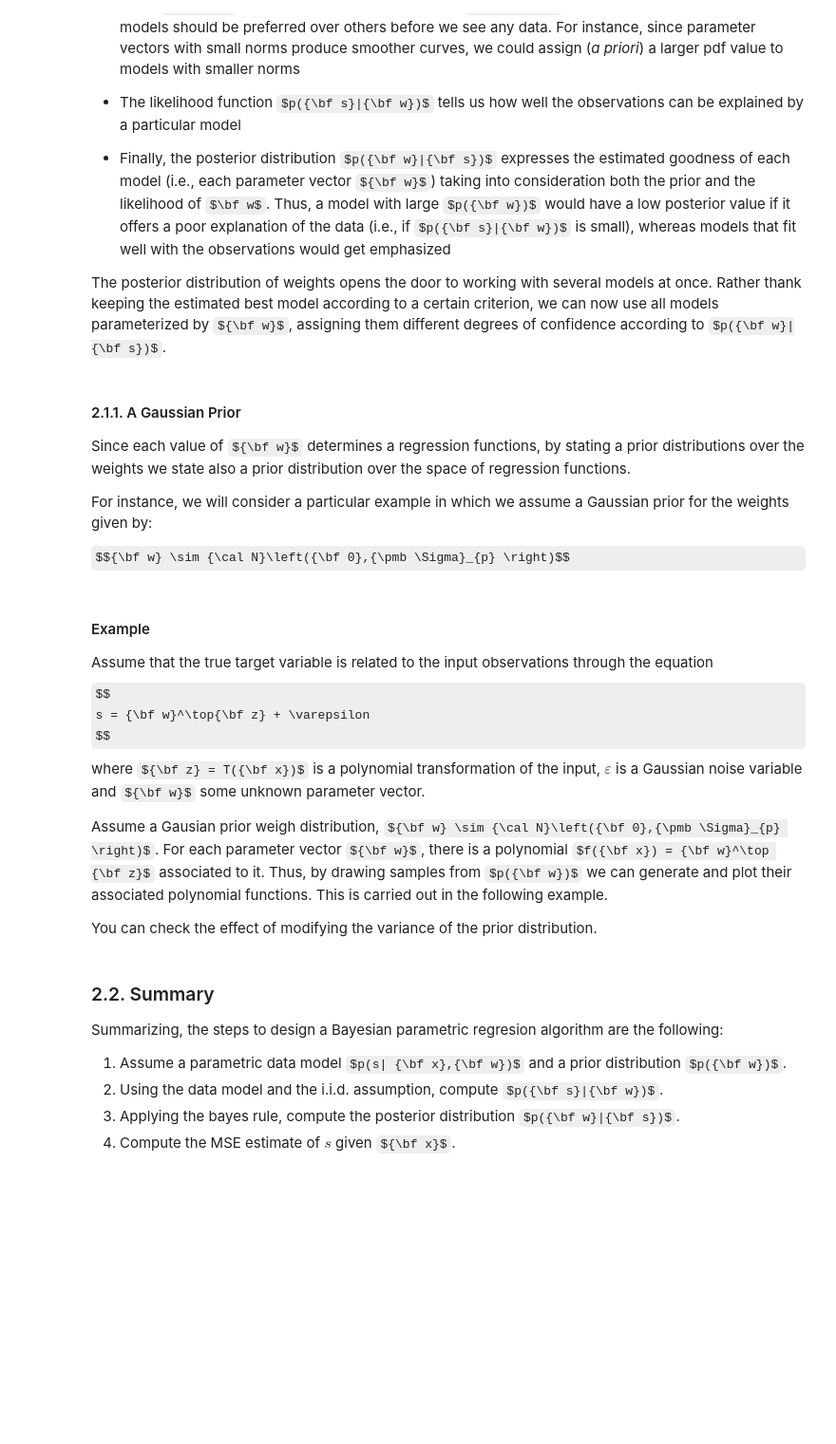
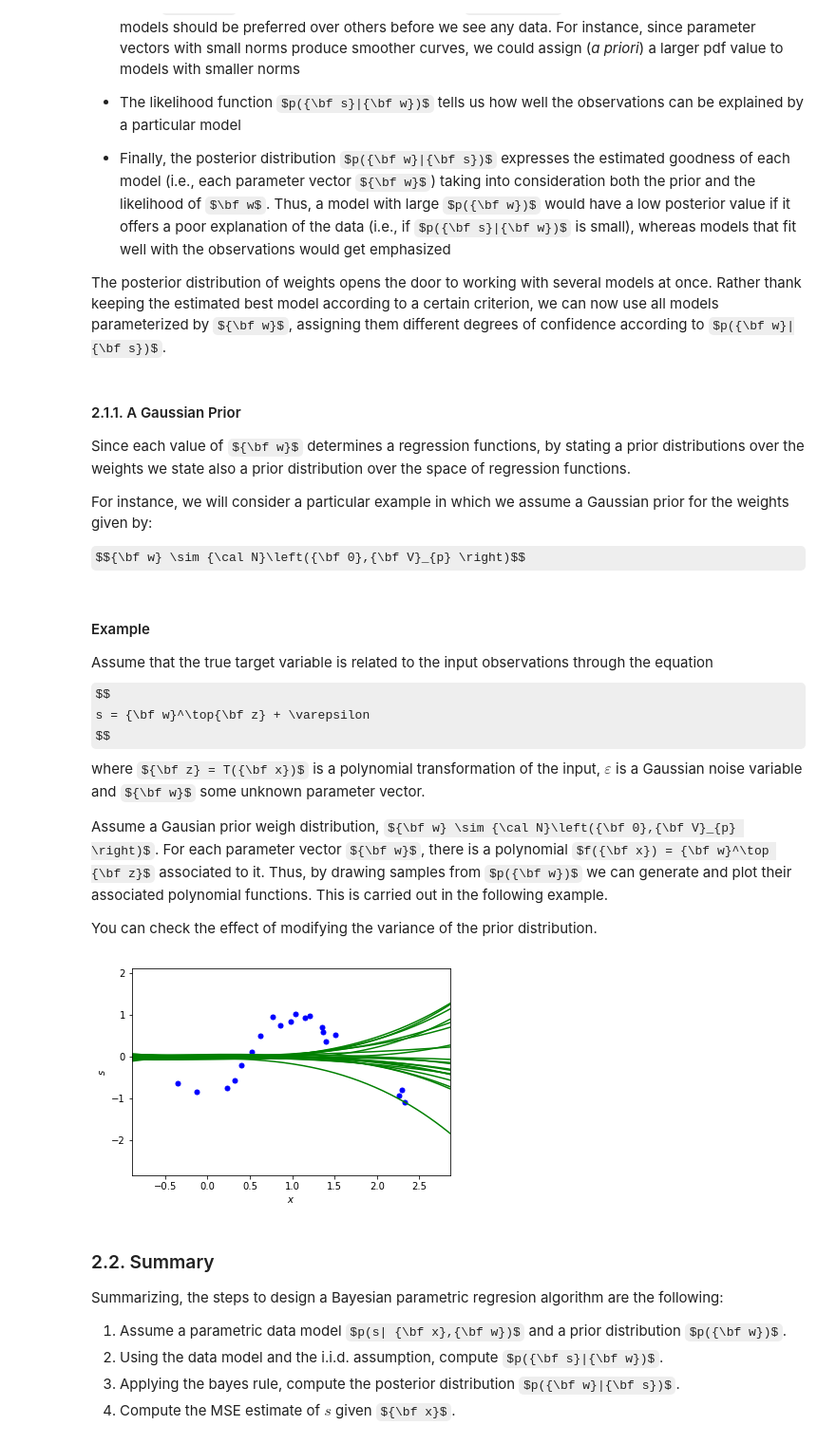
Before and after one commit to ML4DS/ML4all, a Jupyter notebook: R5.Bayesian_Regression/Bayesian_regression_student.ipynb, the cells around one changed output. Shown at 95% size. Saved outputs shown, nothing was run; the diff lists cells and outputs as text; code cells hidden in the pictures; some formulas as TeX source; blank space fills up the shorter version.

```diff
--- a/R5.Bayesian_Regression/Bayesian_regression_student.ipynb
+++ b/R5.Bayesian_Regression/Bayesian_regression_student.ipynb
@@ -140,7 +140,7 @@ Since each value of ${\bf w}$ determines a regression functions, by stating a pr
 
 For instance, we will consider a particular example in which we assume a Gaussian prior for the weights given by:
 
-$${\bf w} \sim {\cal N}\left({\bf 0},{\pmb \Sigma}_{p} \right)$$
+$${\bf w} \sim {\cal N}\left({\bf 0},{\bf V}_{p} \right)$$
 # %% [markdown]
 #### Example
 
@@ -150,7 +150,7 @@ s = {\bf w}^\top{\bf z} + \varepsilon
 $$
 where ${\bf z} = T({\bf x})$ is a polynomial transformation of the input, $\varepsilon$ is a Gaussian noise variable and ${\bf w}$ some unknown parameter vector.
 
-Assume a Gausian prior weigh distribution, ${\bf w} \sim {\cal N}\left({\bf 0},{\pmb \Sigma}_{p} \right)$. For each parameter vector ${\bf w}$, there is a polynomial $f({\bf x}) = {\bf w}^\top {\bf z}$ associated to it. Thus, by drawing samples from $p({\bf w})$ we can generate and plot their associated polynomial functions. This is carried out in the following example.
+Assume a Gausian prior weigh distribution, ${\bf w} \sim {\cal N}\left({\bf 0},{\bf V}_{p} \right)$. For each parameter vector ${\bf w}$, there is a polynomial $f({\bf x}) = {\bf w}^\top {\bf z}$ associated to it. Thus, by drawing samples from $p({\bf w})$ we can generate and plot their associated polynomial functions. This is carried out in the following example.
 
 You can check the effect of modifying the variance of the prior distribution.
 # %%
@@ -161,36 +161,38 @@ std_n = 0.2
 degree = 3
 nplots = 20
 
 #Prior distribution parameters
 sigma_eps = 0.1
 mean_w = np.zeros((degree+1,))
-sigma_w = 0.03  ### Try increasing this value
-var_w = sigma_w * np.eye(degree+1)
+sigma_p = 0.03  ### Try increasing this value
+var_w = sigma_p**2 * np.eye(degree+1)
 
 X_tr = 3 * np.random.random((n_points,1)) - 0.5
 S_tr = - np.cos(frec*X_tr) + std_n * np.random.randn(n_points,1)
 
 xmin = np.min(X_tr)
 xmax = np.max(X_tr)
 X_grid = np.linspace(xmin-0.2*(xmax-xmin), xmax+0.2*(xmax-xmin),n_grid)
 S_grid = - np.cos(frec*X_grid) #Noise free for the true model
 
 fig = plt.figure()
 ax = fig.add_subplot(111)
 ax.plot(X_tr,S_tr,'b.',markersize=10)
 
 for k in range(nplots):
 
     #Draw weigths fromt the prior distribution
-    w_iter = np.random.multivariate_normal(mean_w,var_w)
+    w_iter = np.random.multivariate_normal(mean_w, var_w)
     S_grid_iter = np.polyval(w_iter,X_grid)
     ax.plot(X_grid,S_grid_iter,'g-')
 
 ax.set_xlim(xmin-0.2*(xmax-xmin), xmax+0.2*(xmax-xmin))
 ax.set_ylim(S_tr[0]-2,S_tr[-1]+2)
 ax.set_xlabel('$x$')
 ax.set_ylabel('$s$')
 plt.show()
+# %% [output]
+[figure, added]
 # %% [markdown]
 ### 2.2. Summary
 
```
Also changed, not shown: parts of 12 cells of this notebook, 13 other files.
